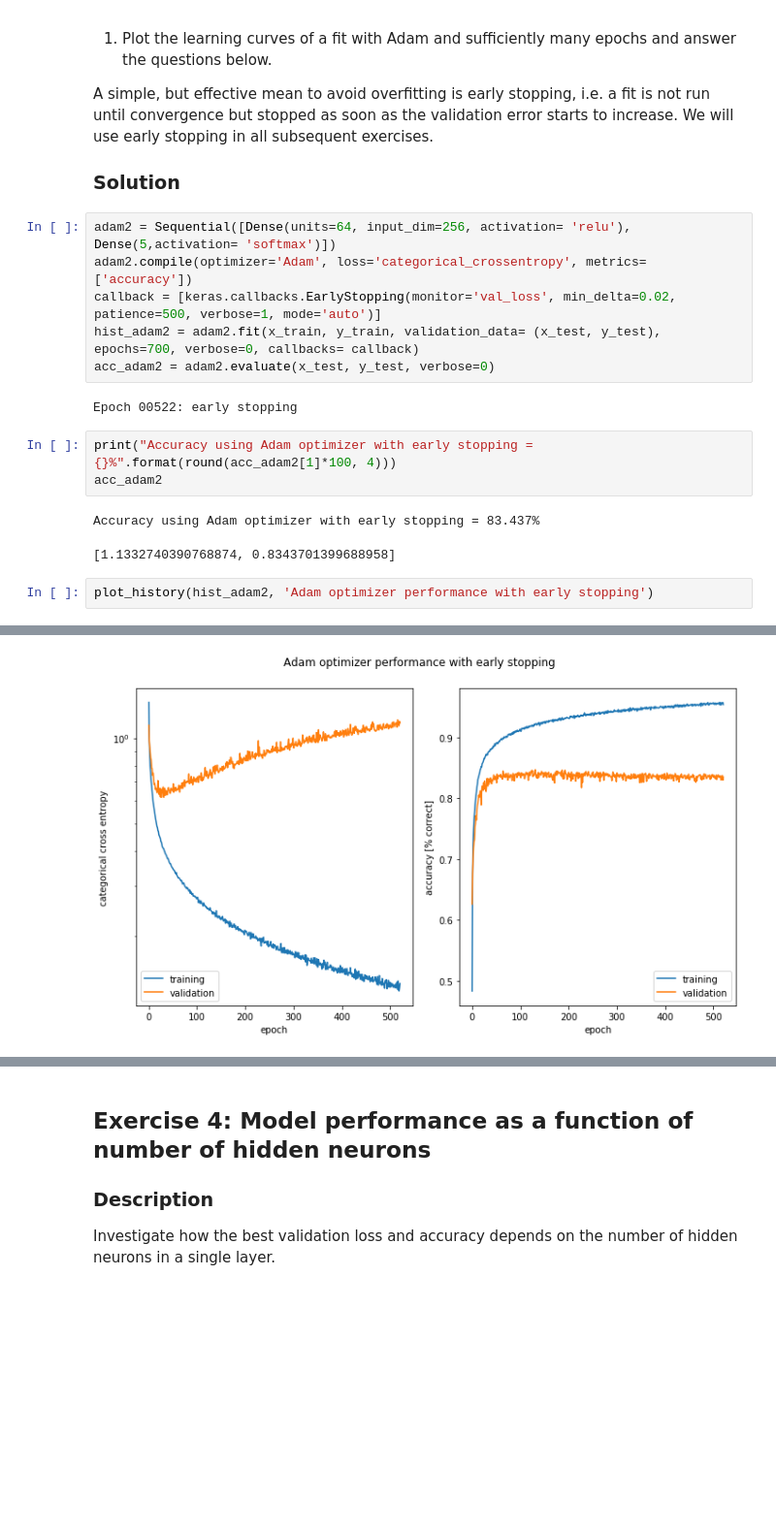
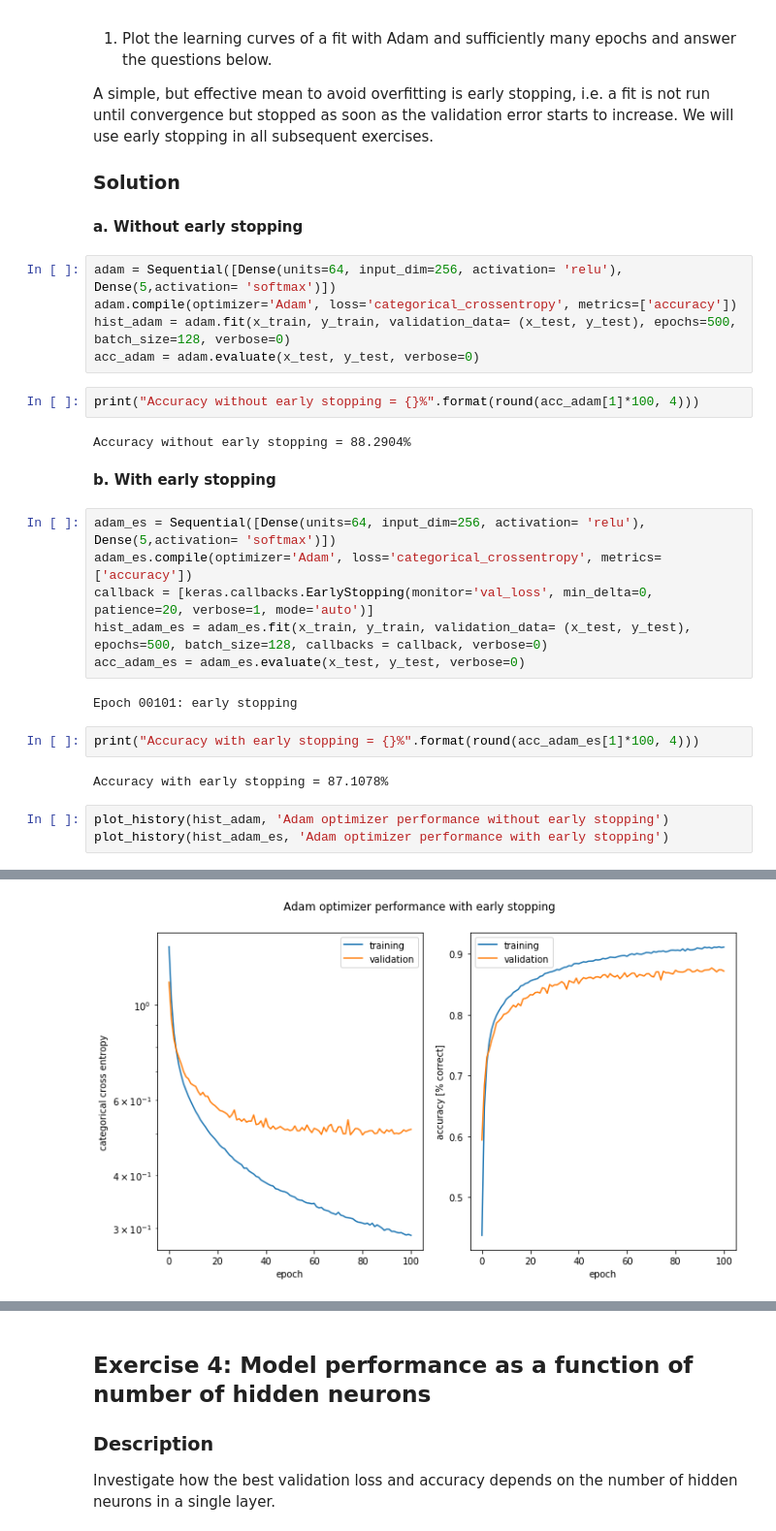
Before and after one commit to lggoch/ANN, a Jupyter notebook: miniproject1.ipynb, the cells around one changed output, grey strips where cells are left out. Shown at 97% size. Cells and saved outputs as stored; diff of their text form; blank space fills up the shorter version.

```diff
--- a/miniproject1.ipynb
+++ b/miniproject1.ipynb
@@ -377,20 +354,32 @@ Run the above simulation with Adam for sufficiently many epochs (be patient!) un
 A simple, but effective mean to avoid overfitting is early stopping, i.e. a fit is not run until convergence but stopped as soon as the validation error starts to increase. We will use early stopping in all subsequent exercises.
 
 ### Solution
+# %% [markdown]
+**a. Without early stopping**
+# %%
+adam = Sequential([Dense(units=64, input_dim=256, activation= 'relu'), Dense(5,activation= 'softmax')])
+adam.compile(optimizer='Adam', loss='categorical_crossentropy', metrics=['accuracy'])
+hist_adam = adam.fit(x_train, y_train, validation_data= (x_test, y_test), epochs=500, batch_size=128, verbose=0)
+acc_adam = adam.evaluate(x_test, y_test, verbose=0)
+# %%
+print("Accuracy without early stopping = {}%".format(round(acc_adam[1]*100, 4)))
+# %% [output]
+Accuracy without early stopping = 88.2904%
+# %% [markdown]
+**b. With early stopping**
 # %%
-adam2 = Sequential([Dense(units=64, input_dim=256, activation= 'relu'), Dense(5,activation= 'softmax')])
-adam2.compile(optimizer='Adam', loss='categorical_crossentropy', metrics=['accuracy'])
-callback = [keras.callbacks.EarlyStopping(monitor='val_loss', min_delta=0.02, patience=500, verbose=1, mode='auto')]
-hist_adam2 = adam2.fit(x_train, y_train, validation_data= (x_test, y_test), epochs=700, verbose=0, callbacks= callback)
-acc_adam2 = adam2.evaluate(x_test, y_test, verbose=0)
+adam_es = Sequential([Dense(units=64, input_dim=256, activation= 'relu'), Dense(5,activation= 'softmax')])
+adam_es.compile(optimizer='Adam', loss='categorical_crossentropy', metrics=['accuracy'])
+callback = [keras.callbacks.EarlyStopping(monitor='val_loss', min_delta=0, patience=20, verbose=1, mode='auto')]
+hist_adam_es = adam_es.fit(x_train, y_train, validation_data= (x_test, y_test), epochs=500, batch_size=128, callbacks = callback, verbose=0)
+acc_adam_es = adam_es.evaluate(x_test, y_test, verbose=0)
 # %% [output]
-Epoch 00522: early stopping
+Epoch 00101: early stopping
 # %%
-print("Accuracy using Adam optimizer with early stopping = {}%".format(round(acc_adam2[1]*100, 4)))
-acc_adam2
+print("Accuracy with early stopping = {}%".format(round(acc_adam_es[1]*100, 4)))
 # %% [output]
-Accuracy using Adam optimizer with early stopping = 83.437%
+Accuracy with early stopping = 87.1078%
-[1.1332740390768874, 0.8343701399688958]
 # %%
-plot_history(hist_adam2, 'Adam optimizer performance with early stopping')
+plot_history(hist_adam, 'Adam optimizer performance without early stopping')
+plot_history(hist_adam_es, 'Adam optimizer performance with early stopping')
 # %% [output]
@@ -398,4 +387,4 @@ plot_history(hist_adam2, 'Adam optimizer performance with early stopping')
-[figure, old version]
+[figure, new version]
 # %% [markdown]
 **Question 1**: At which epoch (approximately) does the model start to overfit? Please answer with one full sentence.
 
```
Also changed, not shown: parts of 62 cells of this notebook.
